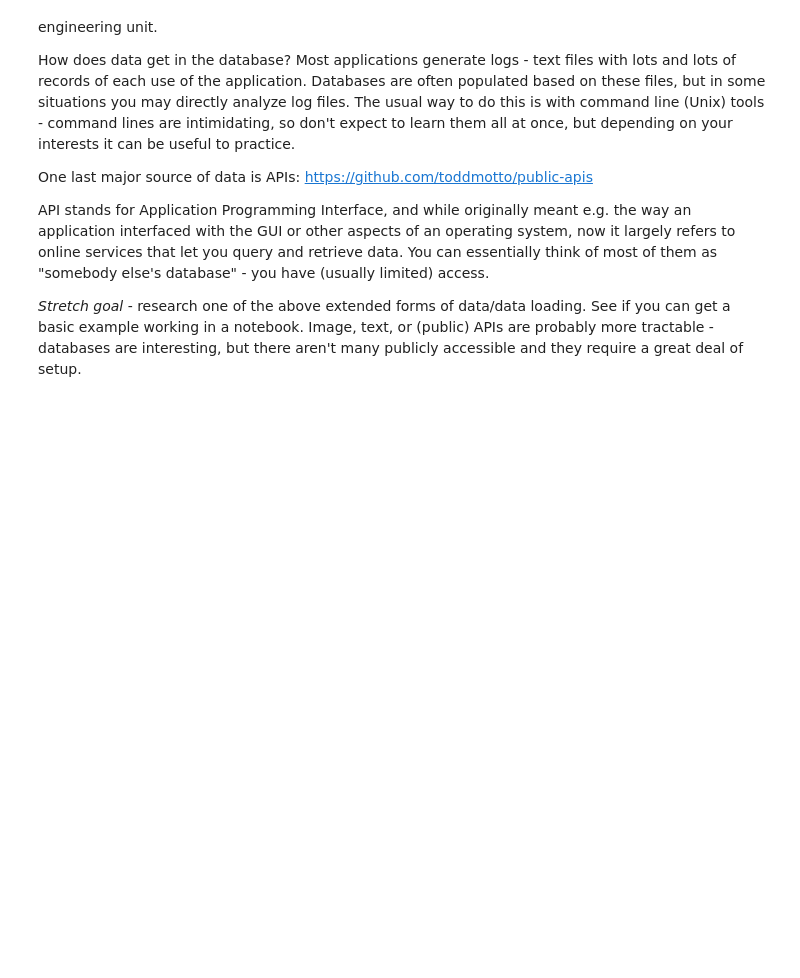
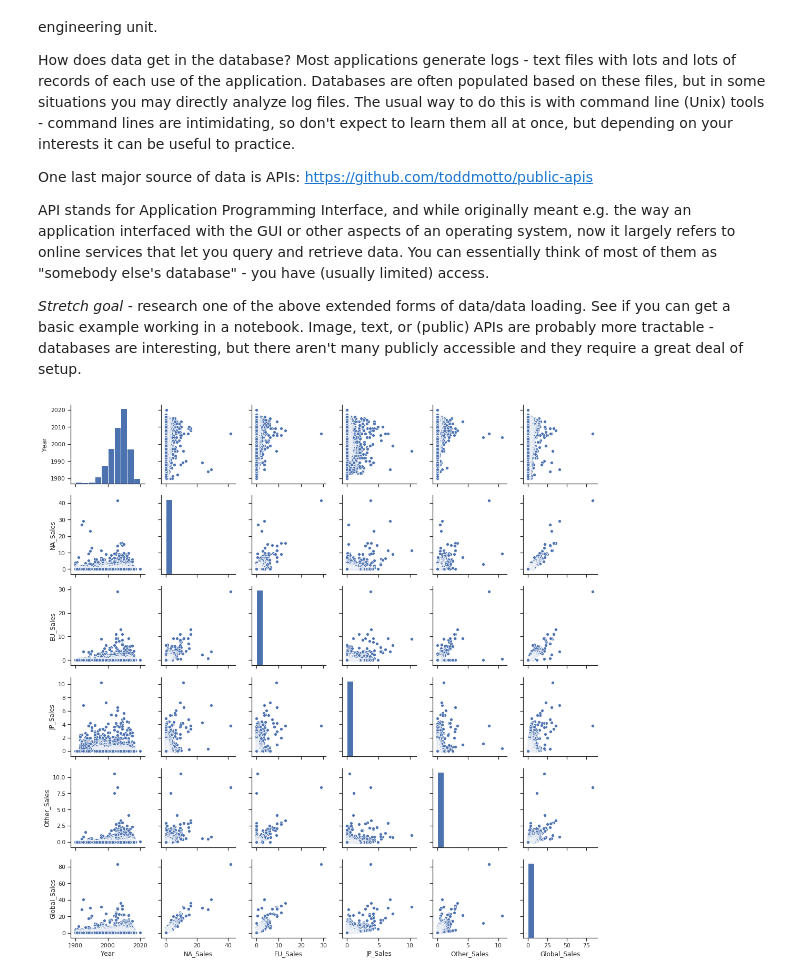
Before and after one commit to ChristianJJohnson/DS-Unit-1-Sprint-1-Data-Wrangling-and-Storytelling, a Jupyter notebook: module1-exploratory-data-analysis/LS_DS_111_Exploratory_Data_Analysis_Assignment.ipynb, the cells around one changed output. Saved outputs shown, nothing was run; the diff lists cells and outputs as text; code cells hidden in the pictures; blank space fills up the shorter version.

```diff
--- a/module1-exploratory-data-analysis/LS_DS_111_Exploratory_Data_Analysis_Assignment.ipynb
+++ b/module1-exploratory-data-analysis/LS_DS_111_Exploratory_Data_Analysis_Assignment.ipynb
@@ -314,0 +317,4 @@ API stands for Application Programming Interface, and while originally meant e.g
+# %%
+ g = sns.pairplot(df2);
+# %% [output]
+[figure, added]
```
Also changed, not shown: parts of 7 cells of this notebook.
